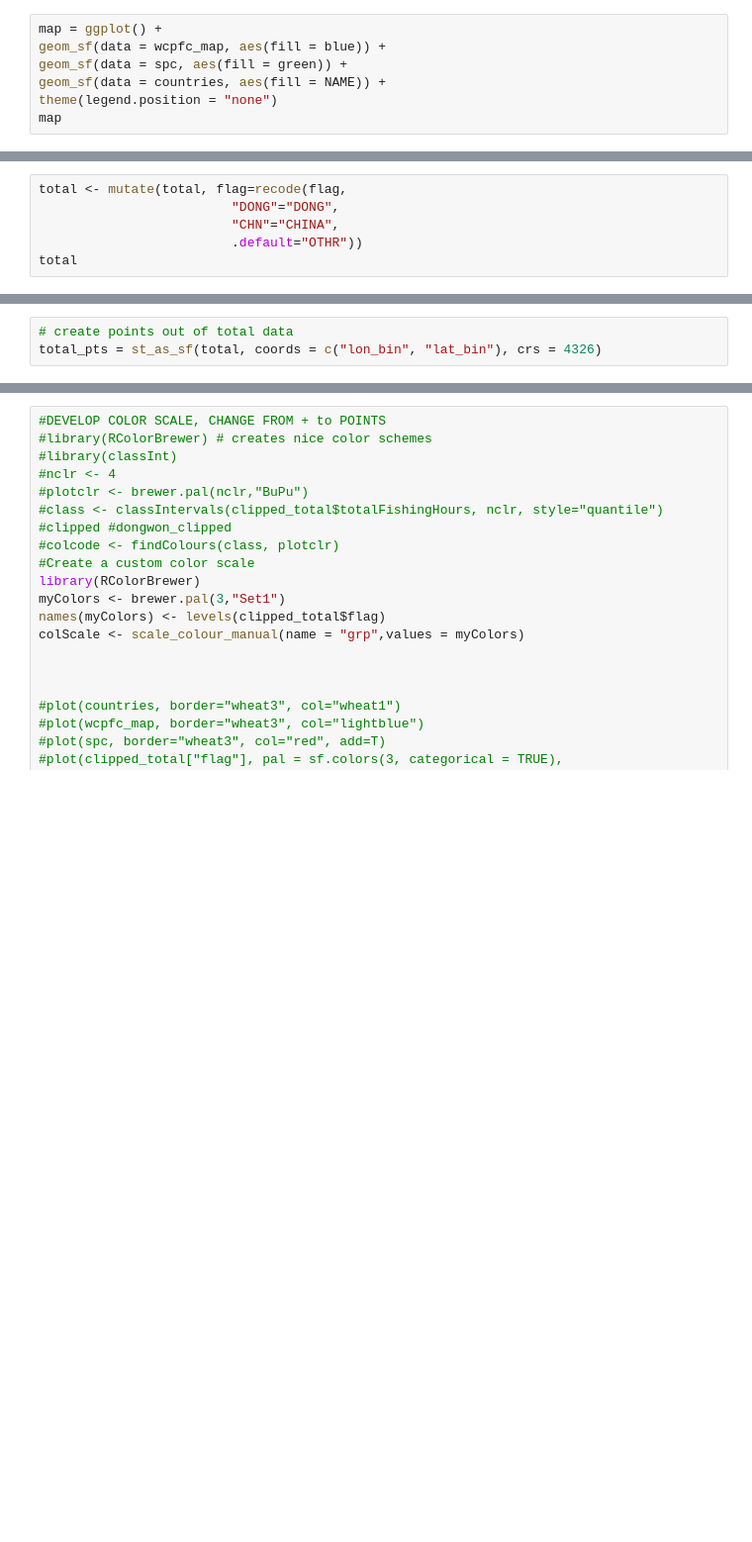
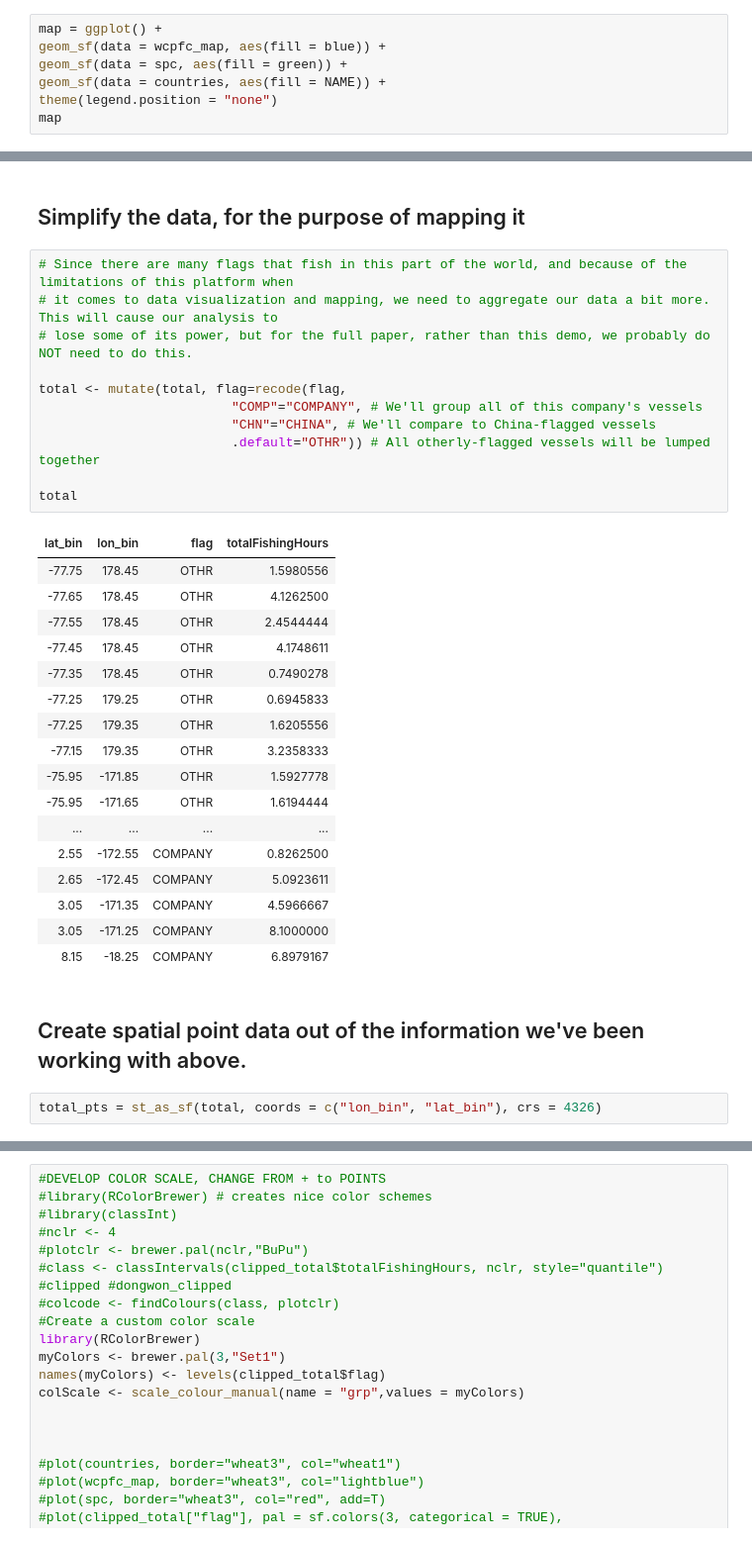
Before and after one commit to ericnost/gfw, a Jupyter notebook: gfw_analysis.ipynb, the cells around one changed output, grey strips where cells are left out. Shown: that part at 99% size. Drawn from its saved outputs; the diff is of its cells as text; blank space fills up the shorter version.

```diff
--- a/gfw_analysis.ipynb
+++ b/gfw_analysis.ipynb
@@ -112,6 +306,0 @@ write_csv(total, "all_fishing_max.csv")
-# %%
-total <- mutate(total, flag=recode(flag,
-                         "DONG"="DONG",
-                         "CHN"="CHINA",
-                         .default="OTHR"))
-total
@@ -118,3 +317,35 @@ total
+# %% [markdown]
+## Simplify the data, for the purpose of mapping it
+# %%
+# Since there are many flags that fish in this part of the world, and because of the limitations of this platform when
+# it comes to data visualization and mapping, we need to aggregate our data a bit more. This will cause our analysis to
+# lose some of its power, but for the full paper, rather than this demo, we probably do NOT need to do this.
+
+total <- mutate(total, flag=recode(flag,
+                         "COMP"="COMPANY", # We'll group all of this company's vessels
+                         "CHN"="CHINA", # We'll compare to China-flagged vessels
+                         .default="OTHR")) # All otherly-flagged vessels will be lumped together
+
+total
+# %% [output]
+| lat_bin | lon_bin | flag | totalFishingHours |
+| -77.75 | 178.45 | OTHR | 1.5980556 |
+| -77.65 | 178.45 | OTHR | 4.1262500 |
+| -77.55 | 178.45 | OTHR | 2.4544444 |
+| -77.45 | 178.45 | OTHR | 4.1748611 |
+| -77.35 | 178.45 | OTHR | 0.7490278 |
+| -77.25 | 179.25 | OTHR | 0.6945833 |
+| -77.25 | 179.35 | OTHR | 1.6205556 |
+| -77.15 | 179.35 | OTHR | 3.2358333 |
+| -75.95 | -171.85 | OTHR | 1.5927778 |
+| -75.95 | -171.65 | OTHR | 1.6194444 |
+| ... | ... | ... | ... |
+| 2.55 | -172.55 | COMPANY | 0.8262500 |
+| 2.65 | -172.45 | COMPANY | 5.0923611 |
+| 3.05 | -171.35 | COMPANY | 4.5966667 |
+| 3.05 | -171.25 | COMPANY | 8.1000000 |
+| 8.15 | -18.25 | COMPANY | 6.8979167 |
+# %% [markdown]
+## Create spatial point data out of the information we've been working with above.
 # %%
-# create points out of total data
 total_pts = st_as_sf(total, coords = c("lon_bin", "lat_bin"), crs = 4326)
```
Also changed, not shown: parts of 36 cells of this notebook, 1 other file.
